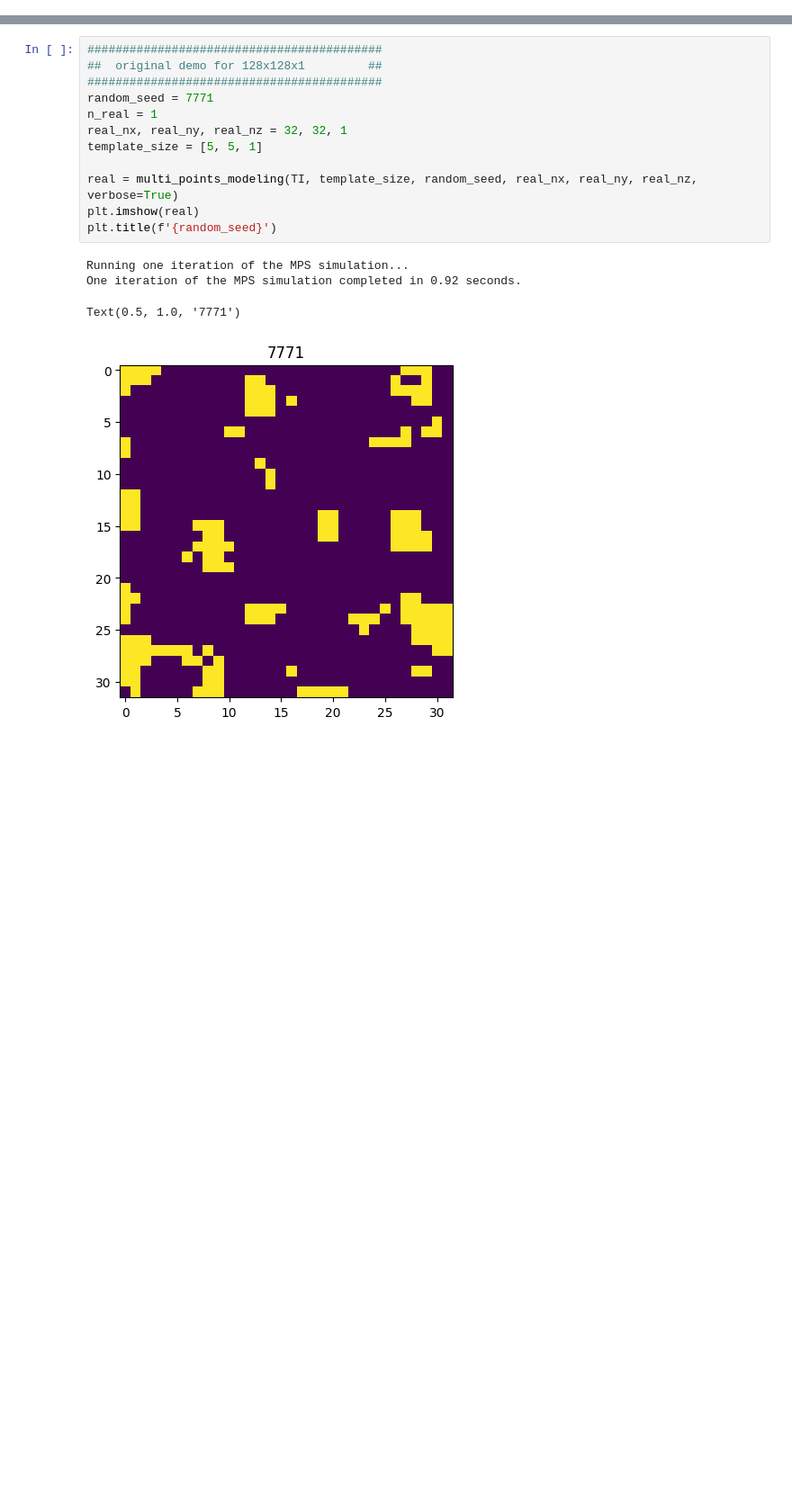
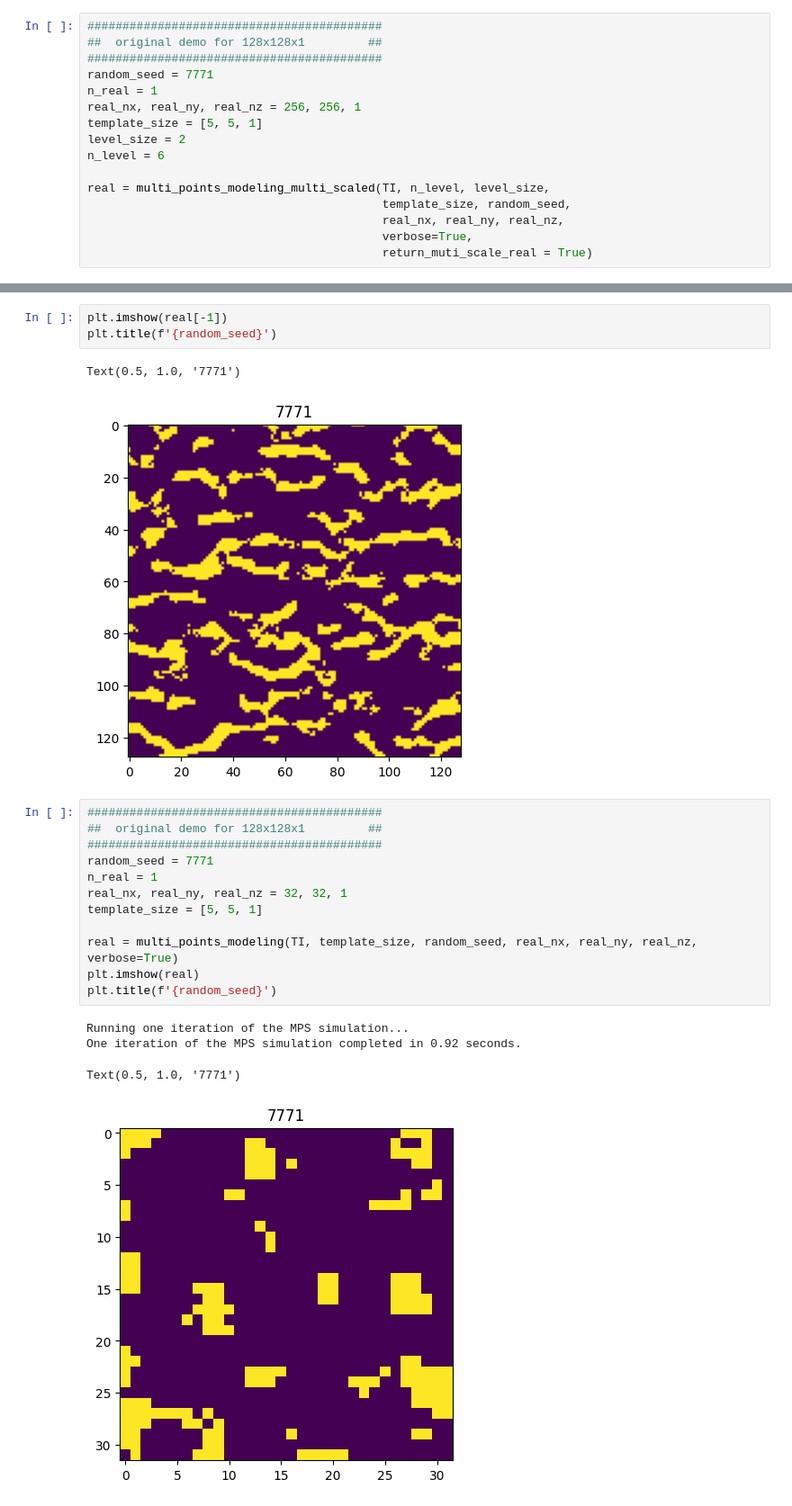
Before and after one commit to geomodeller/funny_mps_v2, a Jupyter notebook: main_multi_lavel_v2.ipynb, the cells around one changed output, grey strips where cells are left out. Shown at 90% size. Cells and saved outputs as stored; diff of their text form; blank space fills up the shorter version.

```diff
--- a/main_multi_lavel_v2.ipynb
+++ b/main_multi_lavel_v2.ipynb
@@ -29 +39,17 @@ Text(0.5, 1.0, '7771')
 [figure]
+# %%
+##########################################
+##  original demo for 128x128x1         ##
+##########################################
+random_seed = 7771
+n_real = 1
+real_nx, real_ny, real_nz = 256, 256, 1
+template_size = [5, 5, 1]
+level_size = 2
+n_level = 6
+
+real = multi_points_modeling_multi_scaled(TI, n_level, level_size,
+                                          template_size, random_seed,
+                                          real_nx, real_ny, real_nz,
+                                          verbose=True,
+                                          return_muti_scale_real = True)
@@ -30,3 +74,9 @@ Text(0.5, 1.0, '7771')
+# %%
+plt.imshow(real[-1])
+plt.title(f'{random_seed}')
+# %% [output]
+Text(0.5, 1.0, '7771')
+[figure, added]
 # %%
 ##########################################
 ##  original demo for 128x128x1         ##
```
Also changed, not shown: parts of 3 cells of this notebook, 2 other files.
